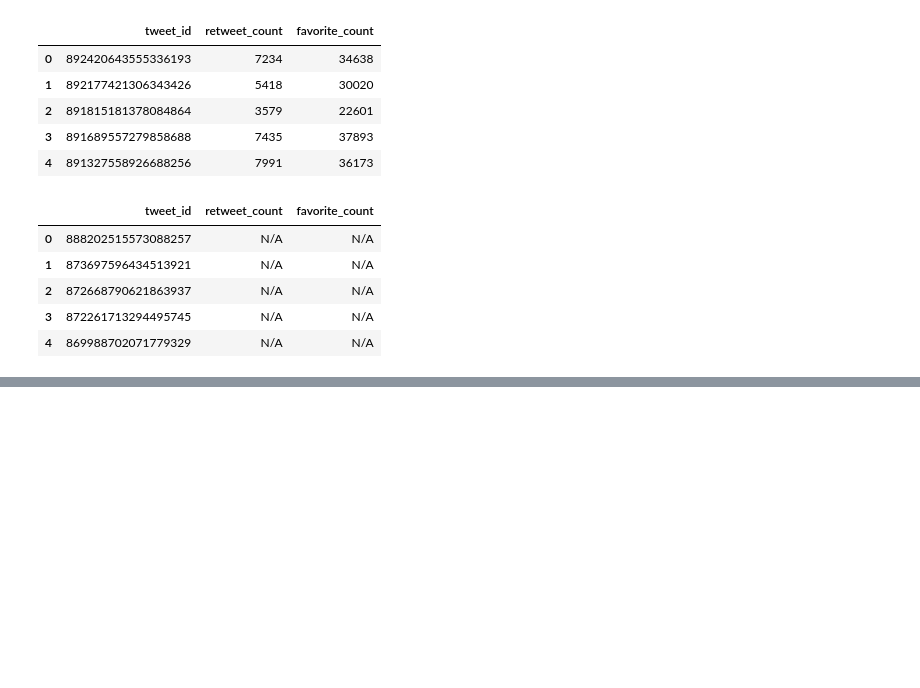
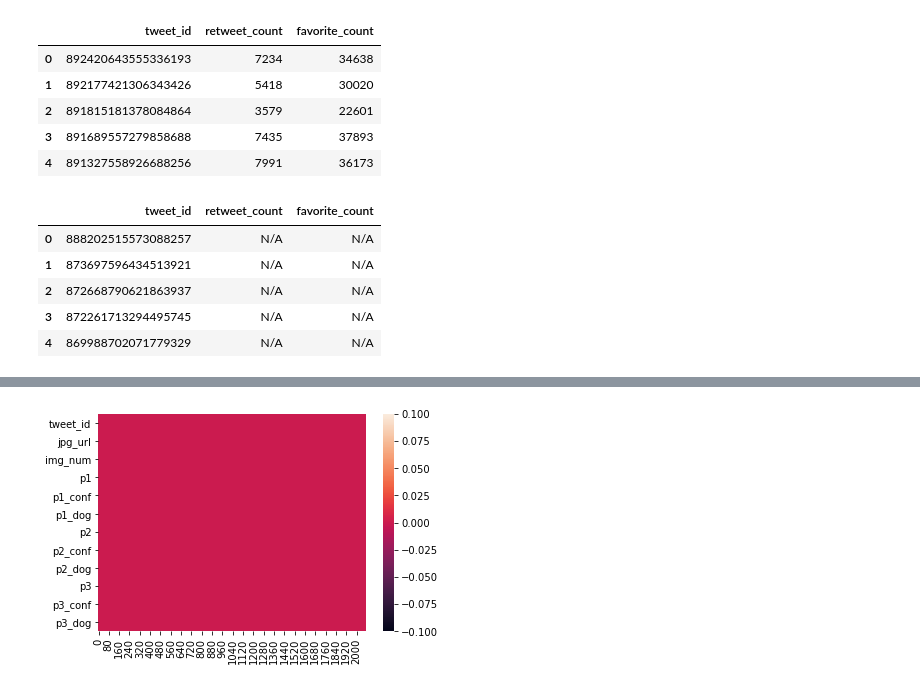
Before and after one commit to nis-23/tweet-data-wrangling, a Jupyter notebook: Tweet Data Wrangling/wrangle_act.ipynb, the cells around one changed output, grey strips where cells are left out. Cells and saved outputs as stored; diff of their text form; code cells hidden in the pictures; blank space fills up the shorter version.

```diff
--- a/Tweet Data Wrangling/wrangle_act.ipynb
+++ b/Tweet Data Wrangling/wrangle_act.ipynb
@@ -360,0 +426,4 @@ deleted_tweets.head()
+# %%
+sns.heatmap(tweet_image_predictions_.isnull().T);
+# %% [output]
+[figure, added]
```
Also changed, not shown: parts of 164 cells of this notebook, 1 other file.
